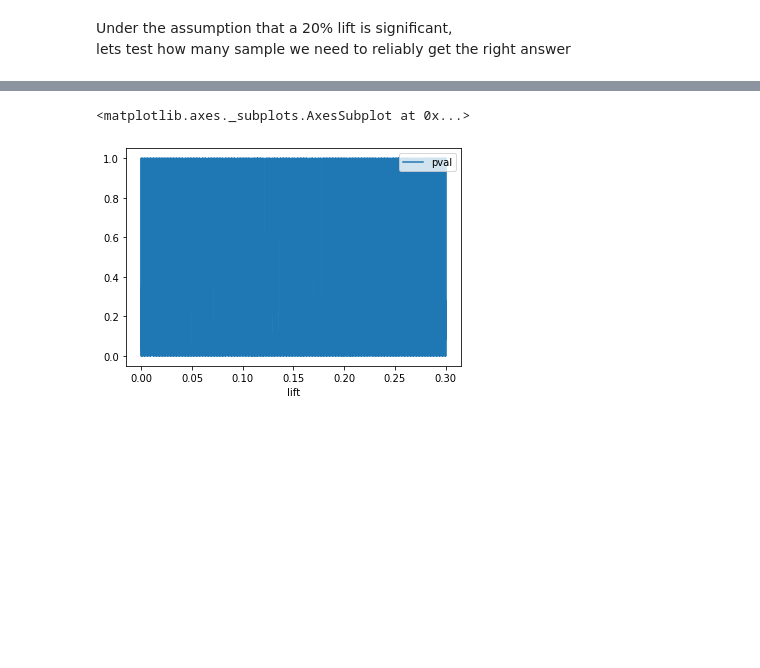
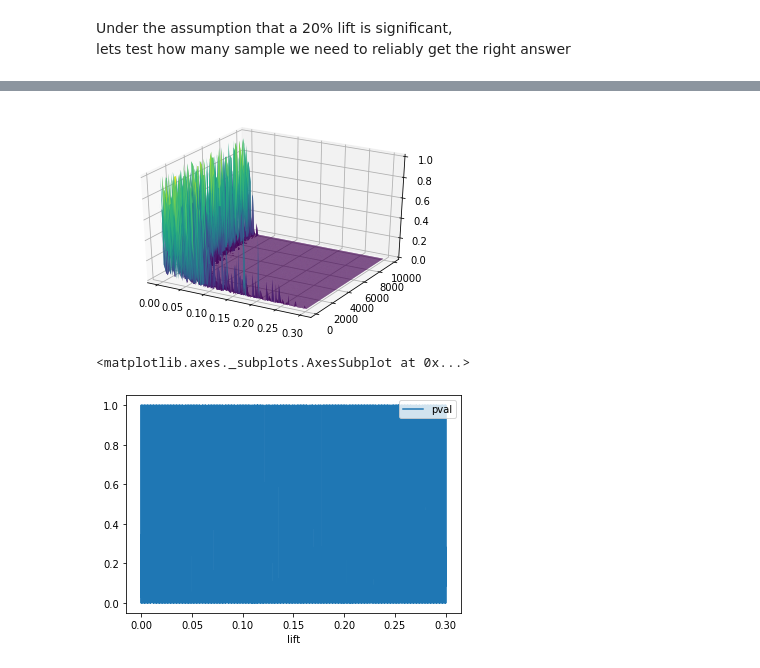
Before and after one commit to Ethuer/DataBlog, a Jupyter notebook: General/AB testing Teil 2.ipynb, the cells around one changed output, grey strips where cells are left out. Saved outputs shown, nothing was run; the diff lists cells and outputs as text; code cells hidden in the pictures; blank space fills up the shorter version.

```diff
--- a/General/AB testing Teil 2.ipynb
+++ b/General/AB testing Teil 2.ipynb
@@ -230,3 +314,26 @@ Name: pval, Length: 200, dtype: float64
+# %%
+# Make the plot
+fig = plt.figure()
+ax = fig.gca(projection='3d')
+ax.plot_trisurf(p_val_binom['lift'], p_val_binom['users'], p_val_binom['pval'], cmap=plt.cm.viridis, linewidth=0.2)
+plt.show()
+
+# to Add a color bar which maps values to colors.
+surf=ax.plot_trisurf(p_val_binom['lift'], p_val_binom['users'], p_val_binom['pval'], cmap=plt.cm.viridis, linewidth=0.2)
+fig.colorbar( surf, shrink=0.5, aspect=5)
+#ax.zaxis._set_scale('log')
+plt.show()
+
+# Rotate it
+ax.view_init(130, 5)
+plt.show()
+
+# Other palette
+ax.plot_trisurf(p_val_binom['lift'],p_val_binom['users'], p_val_binom['pval'], cmap=plt.cm.jet, linewidth=0.01)
+ax.zaxis._set_scale('log')
+plt.show()
+# %% [output]
+[figure, added]
 # %%
 p_val_norm.plot(kind='line',x='lift', y='pval')
 # %% [output]
```
Also changed, not shown: parts of 31 cells of this notebook.
